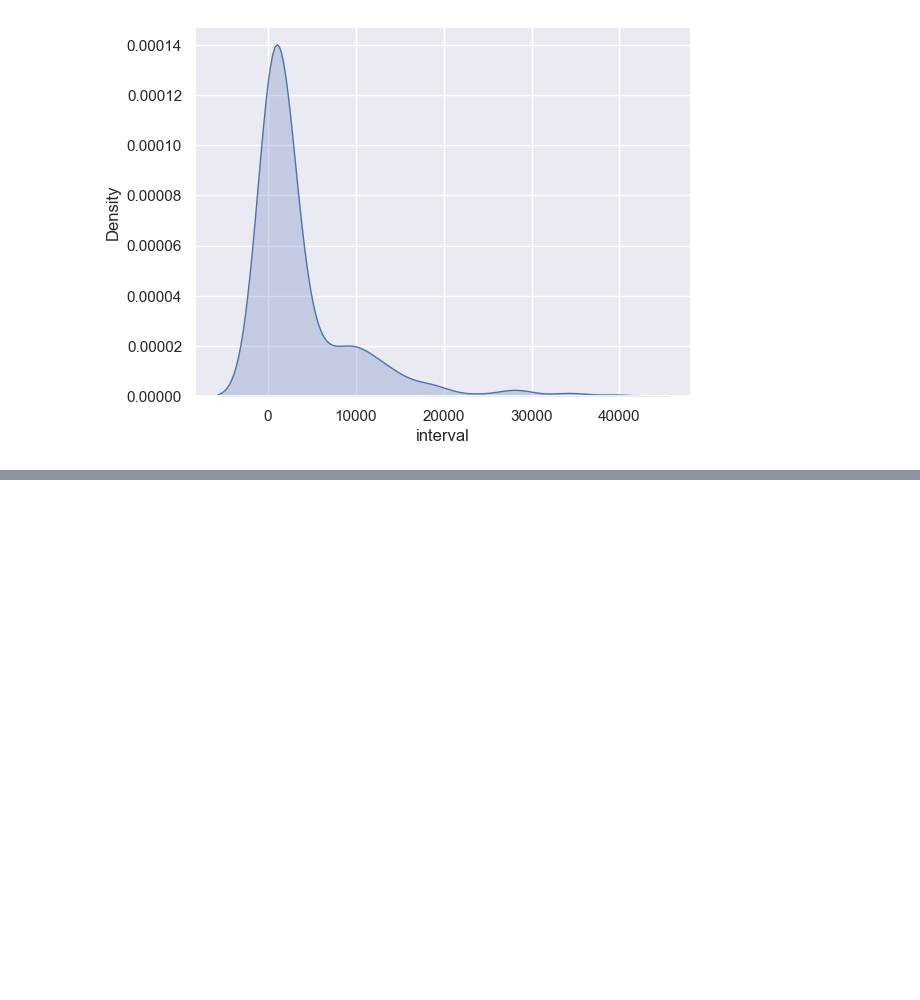
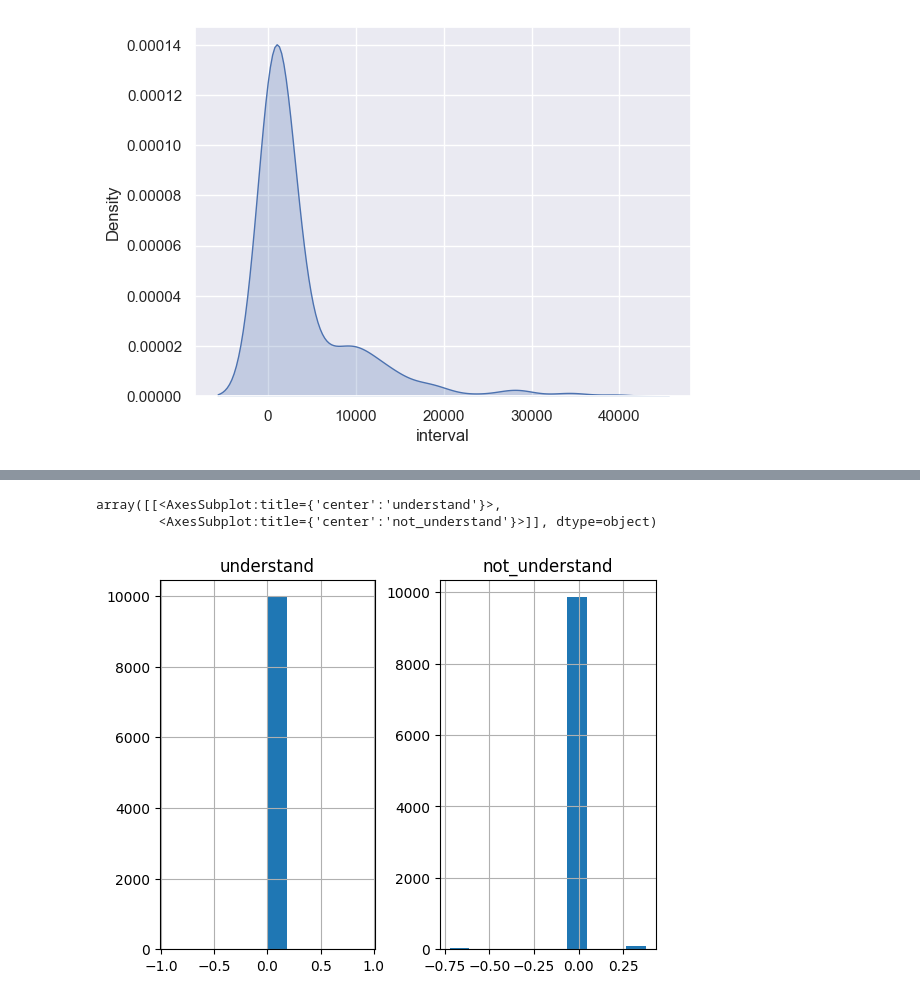
Before and after one commit to WhiteBlacken/reading, a Jupyter notebook: jupyter/data_analysis.ipynb, the cells around one changed output, grey strips where cells are left out. Saved outputs shown, nothing was run; the diff lists cells and outputs as text; code cells hidden in the pictures; blank space fills up the shorter version.

```diff
--- a/jupyter/data_analysis.ipynb
+++ b/jupyter/data_analysis.ipynb
@@ -323,0 +518,18 @@ finish
+# %%
+data = pd.read_csv('dataset/2022-11-26-all.csv')
+# data = data['backward_times_of_sentence']
+understand = data.loc[data['sentence_understand']==1]['backward_times_of_sentence'].to_list()
+not_understand = data.loc[data['sentence_understand']==0]['backward_times_of_sentence'].to_list()
+
+import numpy as np
+df4=pd.DataFrame({
+    "understand": understand[0:10000],
+    "not_understand":not_understand[0:10000]
+    },columns=['understand','not_understand'])
+# df4.plot.hist(alpha=0.5)  #指定图形透明度
+# df4.plot.hist(stacked=True,bins=20) #堆叠并指定箱数为20
+df4.diff().hist() #通过diff给每一列数据都绘制一个直方图
+# %% [output]
+array([[<AxesSubplot:title={'center':'understand'}>,
+        <AxesSubplot:title={'center':'not_understand'}>]], dtype=object)
+[figure, added]
```
Also changed, not shown: parts of 48 cells of this notebook, 5 other files.
